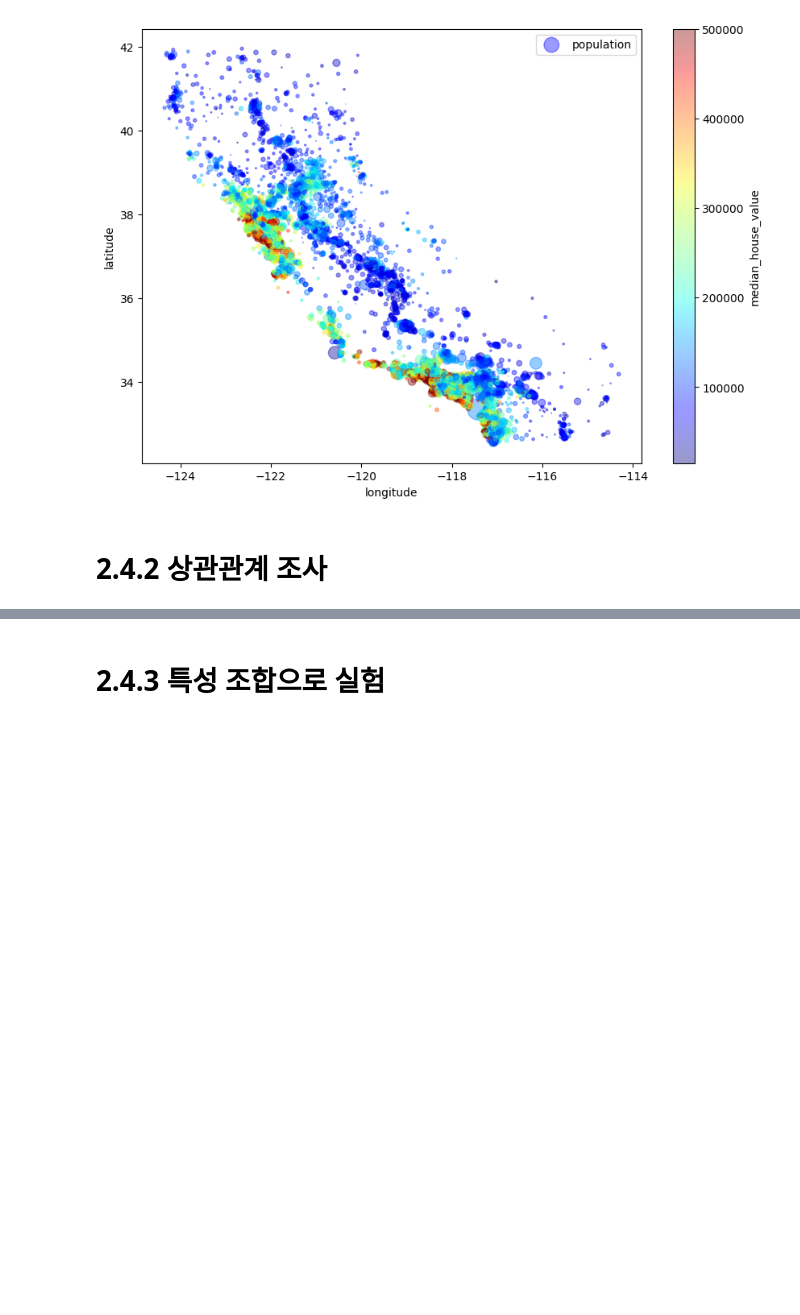
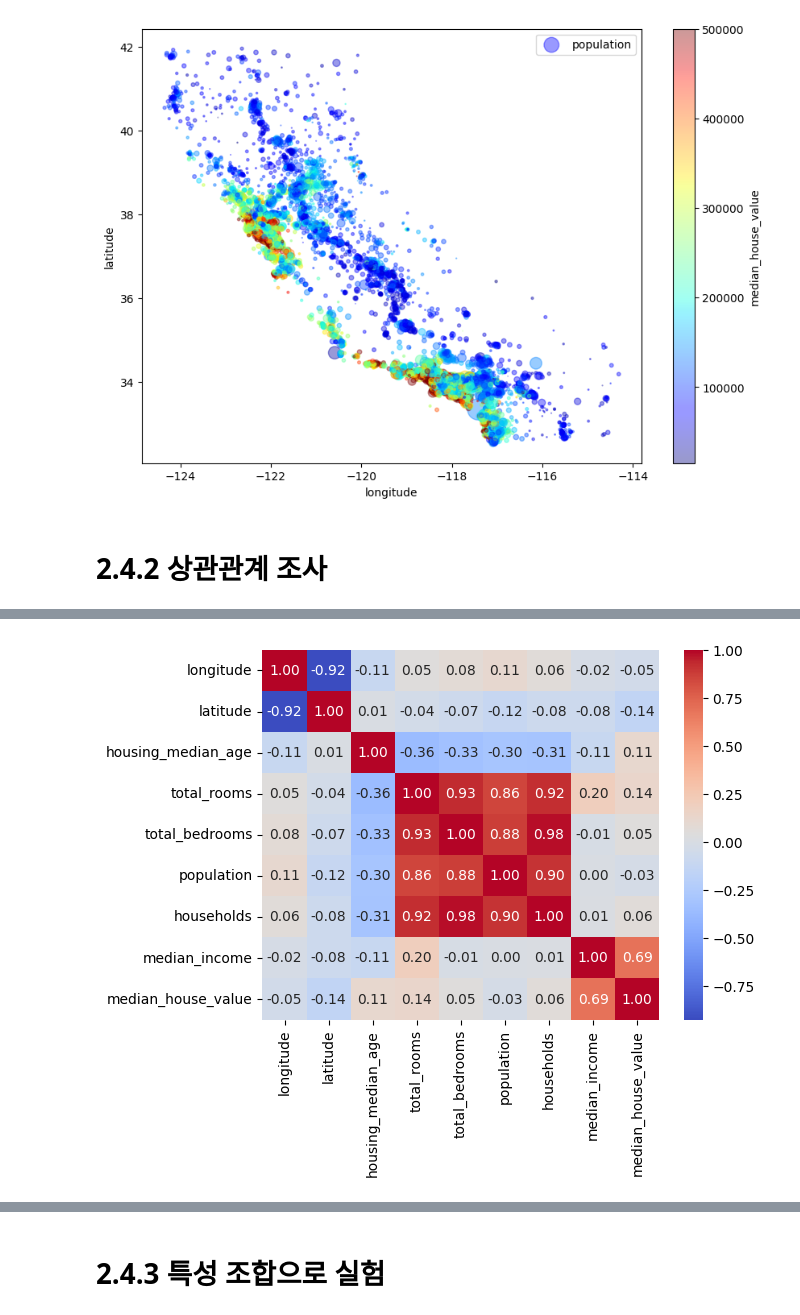
Before and after one commit to songye38/2024_hands_on_ML, a Jupyter notebook: ch2/2_4.ipynb, the cells around one changed output, grey strips where cells are left out. Drawn from its saved outputs; the diff is of its cells as text; code cells hidden in the pictures; blank space fills up the shorter version.

```diff
--- a/ch2/2_4.ipynb
+++ b/ch2/2_4.ipynb
@@ -33,0 +36,5 @@ plt.legend()
+# %%
+import numpy as np
+numerical_columns = housing.select_dtypes(include=[np.number])
+corr_matrix = numerical_columns.corr()
+corr_matrix
@@ -33,0 +65,6 @@ plt.legend()
+# %%
+import seaborn as sns
+sns.heatmap(corr_matrix, annot=True, cmap='coolwarm', fmt=".2f")
+plt.show()
+# %% [output]
+[figure, added]
```
Also changed, not shown: parts of 9 cells of this notebook.
